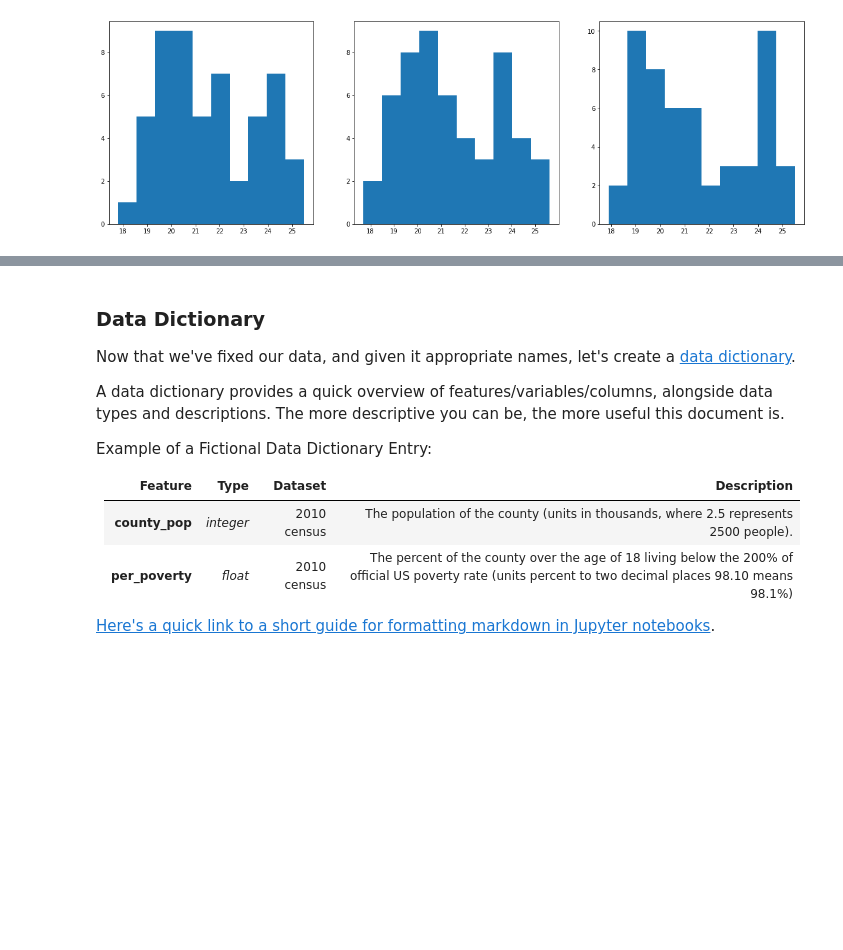
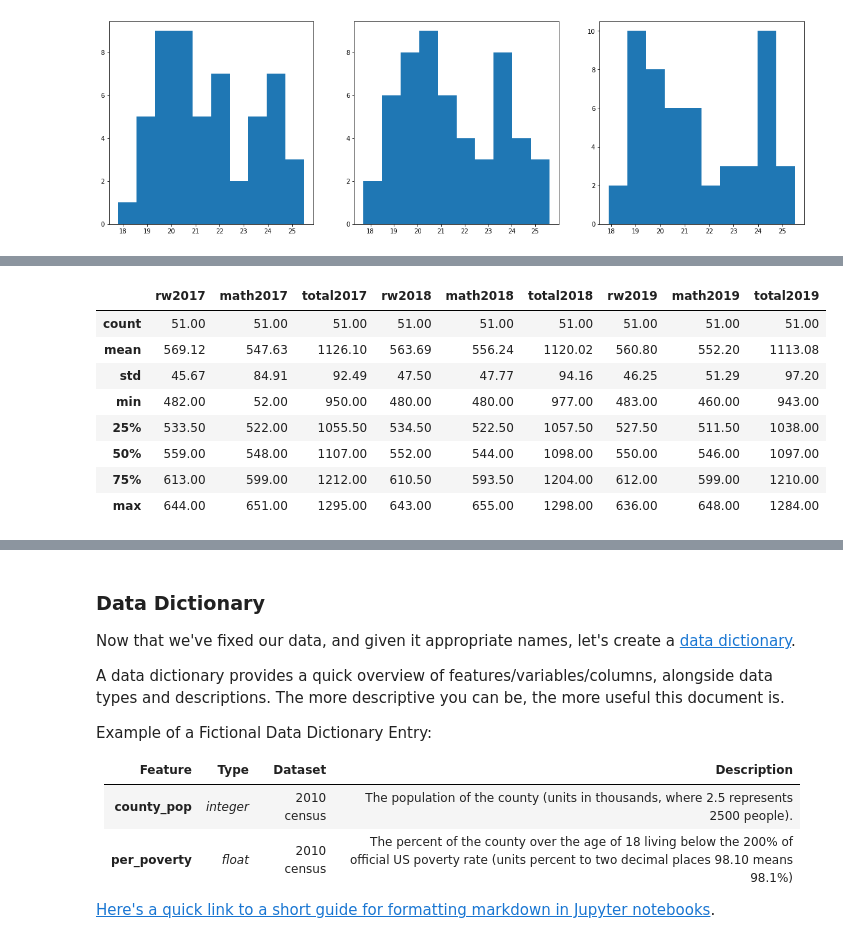
Before and after one commit to c24thomas/cali_act, a Jupyter notebook: code/starter-code.ipynb, the cells around one changed output, grey strips where cells are left out. Cells and saved outputs as stored; diff of their text form; code cells hidden in the pictures; blank space fills up the shorter version.

```diff
--- a/code/starter-code.ipynb
+++ b/code/starter-code.ipynb
@@ -335,2 +358,10 @@ sat2017.head()
+# %%
+sat2018.rename(columns={
+    'State': 'state',
+    'Participation': 'part_2018',
+    'Evidence-Based Reading and Writing': 'rw2018',
+    'Math': 'math2018',
+    'Total': 'total2018'
+}, inplace=True)
 # %%
 sat2018.head()
@@ -338,0 +375,14 @@ sat2019.head()
+# %%
+sat2019.rename(columns={
+    'State': 'state',
+    'Participation': 'part_2019',
+    'Evidence-Based Reading and Writing': 'rw2019',
+    'Math': 'math2019',
+    'Total': 'total2019'
+}, inplace=True)
+# %%
+sat2019.rename(columns={
+    'Participation Rate': 'part_2019',
+    'EBRW': 'rw2019'
+}, inplace=True)
+sat2019.head()
@@ -338,0 +396,15 @@ sat2019.head()
+# %%
+df2 = pd.merge(sat2017, sat2018, on='state')
+df2 = pd.merge(df2, sat2019, on='state')
+# %%
+df2.describe().round(2)
+# %% [output]
+|  | rw2017 | math2017 | total2017 | rw2018 | math2018 | total2018 | rw2019 | math2019 | total2019 |
+| count | 51.00 | 51.00 | 51.00 | 51.00 | 51.00 | 51.00 | 51.00 | 51.00 | 51.00 |
+| mean | 569.12 | 547.63 | 1126.10 | 563.69 | 556.24 | 1120.02 | 560.80 | 552.20 | 1113.08 |
+| std | 45.67 | 84.91 | 92.49 | 47.50 | 47.77 | 94.16 | 46.25 | 51.29 | 97.20 |
+| min | 482.00 | 52.00 | 950.00 | 480.00 | 480.00 | 977.00 | 483.00 | 460.00 | 943.00 |
+| 25% | 533.50 | 522.00 | 1055.50 | 534.50 | 522.50 | 1057.50 | 527.50 | 511.50 | 1038.00 |
+| 50% | 559.00 | 548.00 | 1107.00 | 552.00 | 544.00 | 1098.00 | 550.00 | 546.00 | 1097.00 |
+| 75% | 613.00 | 599.00 | 1212.00 | 610.50 | 593.50 | 1204.00 | 612.00 | 599.00 | 1210.00 |
+| max | 644.00 | 651.00 | 1295.00 | 643.00 | 655.00 | 1298.00 | 636.00 | 648.00 | 1284.00 |
```
Also changed, not shown: parts of 9 cells of this notebook, 1 other file.
